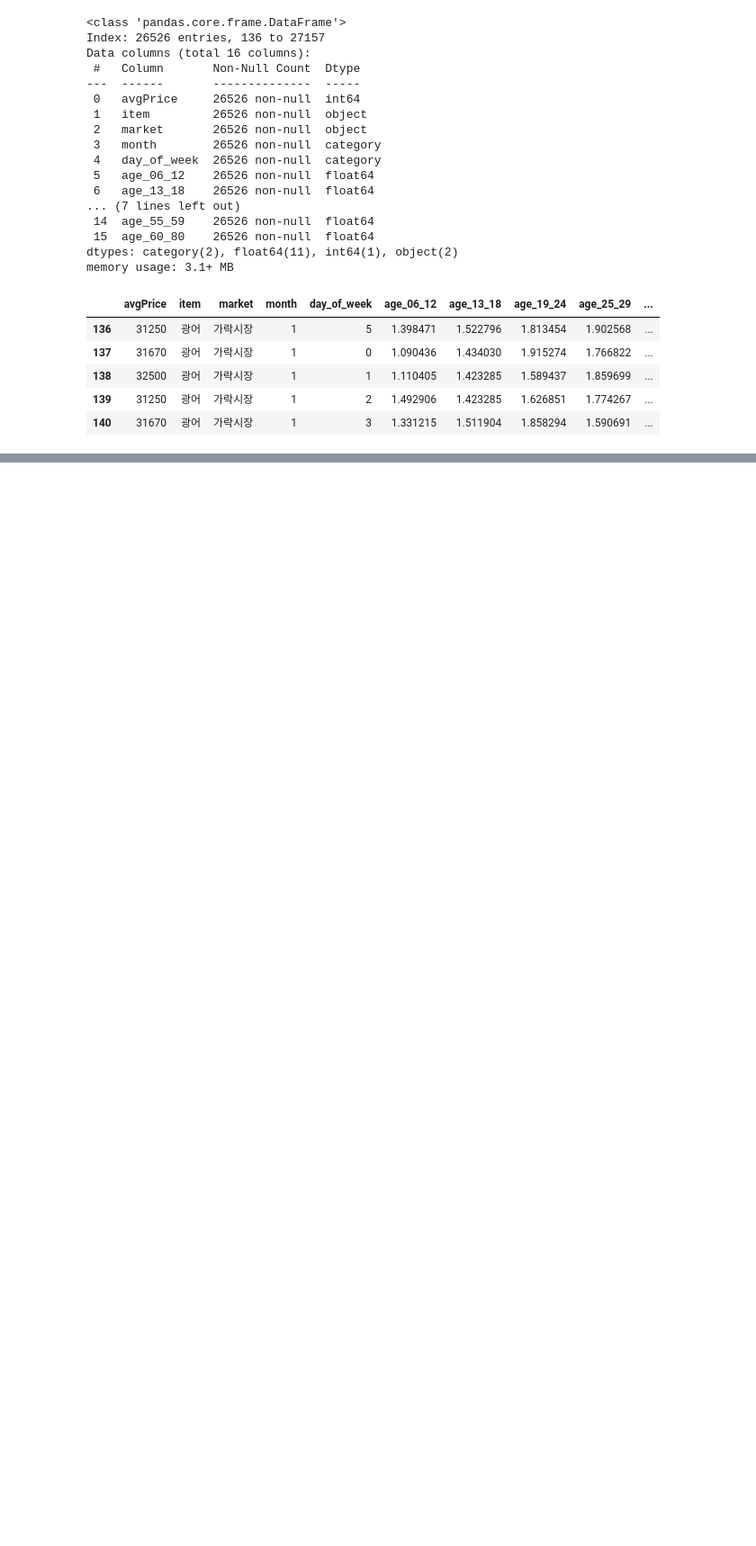
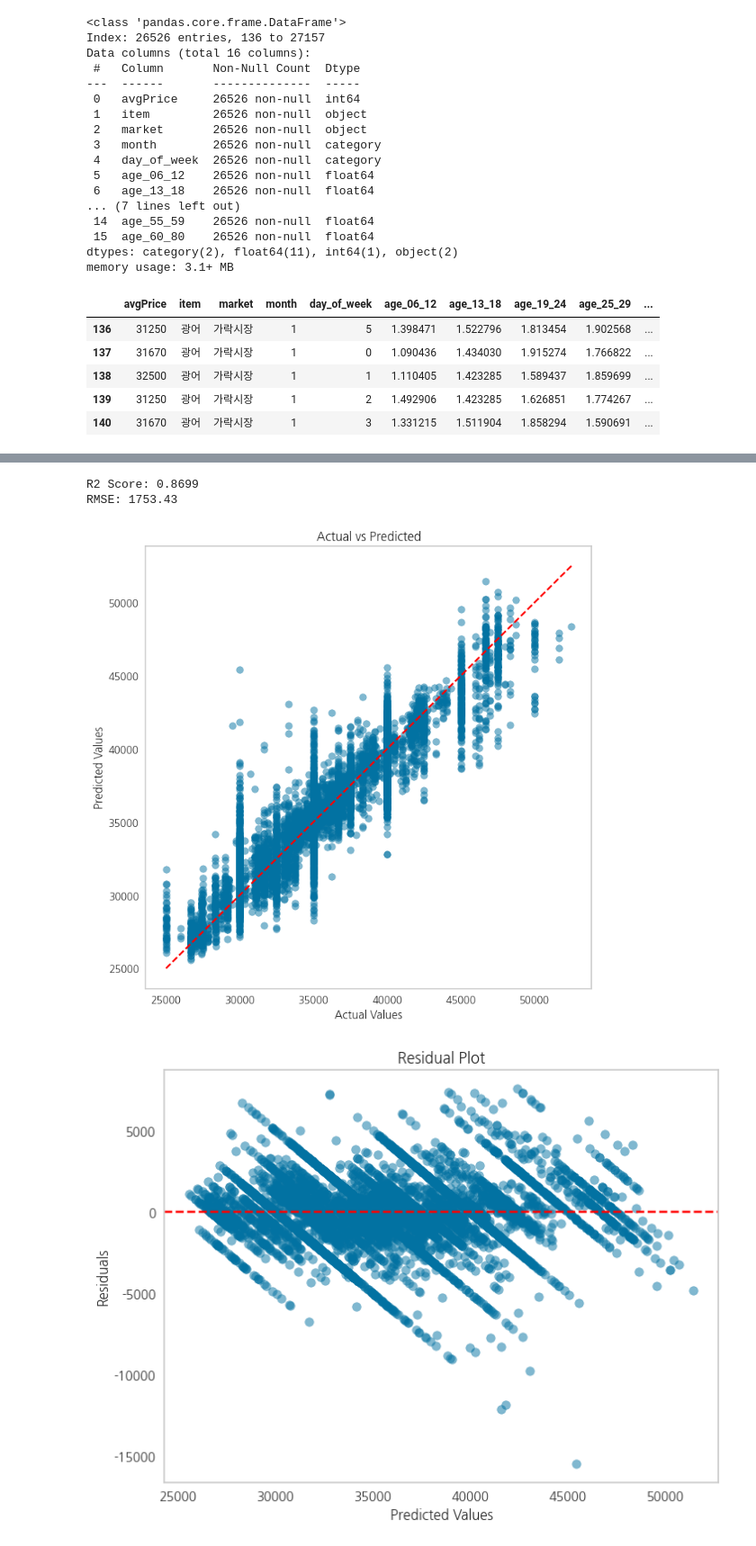
Before and after one commit to vhf1030/Pisces, a Jupyter notebook: notebooks/fs_search_trend.ipynb, the cells around one changed output, grey strips where cells are left out. Shown at 90% size. Drawn from its saved outputs; the diff is of its cells as text; code cells hidden in the pictures; blank space fills up the shorter version.

```diff
--- a/notebooks/fs_search_trend.ipynb
+++ b/notebooks/fs_search_trend.ipynb
@@ -250,0 +442,17 @@ Name: catboost, dtype: object
+# %%
+
+# LightGBM 모델 튜닝
+tuned_lgbm_model = tune_model(
+    lgbm_model,
+    custom_grid={
+        "num_leaves": [31, 50, 70],        # 트리의 최대 잎 노드 수
+        "learning_rate": [0.01, 0.05, 0.1],  # 학습률
+        "max_depth": [-1, 10, 20],
+        "n_estimators": [1000, 2000, 3000, 5000]    # 트리 개수
+    }
+)
+
+print("Best Parameters:")
+print(tuned_lgbm_model.get_params())
+# {'boosting_type': 'gbdt', 'class_weight': None, 'colsample_bytree': 1.0, 'importance_type': 'split', 'learning_rate': 0.1, 'max_depth': -1, 'min_child_samples': 20, 'min_child_weight': 0.001, 'min_split_gain': 0.0, 'n_estimators': 1000, 'n_jobs': -1, 'num_leaves': 50, 'objective': None, 'random_state': 1030, 'reg_alpha': 0.0, 'reg_lambda': 0.0, 'subsample': 1.0, 'subsample_for_bin': 200000, 'subsample_freq': 0}
+# {'boosting_type': 'gbdt', 'class_weight': None, 'colsample_bytree': 1.0, 'importance_type': 'split', 'learning_rate': 0.1, 'max_depth': -1, 'min_child_samples': 20, 'min_child_weight': 0.001, 'min_split_gain': 0.0, 'n_estimators': 2000, 'n_jobs': -1, 'num_leaves': 31, 'objective': None, 'random_state': 1030, 'reg_alpha': 0.0, 'reg_lambda': 0.0, 'subsample': 1.0, 'subsample_for_bin': 200000, 'subsample_freq': 0}
@@ -250,0 +509,59 @@ Name: catboost, dtype: object
+# %%
+from sklearn.metrics import root_mean_squared_error, r2_score
+import matplotlib.pyplot as plt
+import seaborn as sns
+
+# PyCaret의 predict_model 함수로 예측 수행
+predictions = predict_model(tuned_lgbm_model)
+
+# 실제 값과 예측 값 추출
+y_true = predictions["avgPrice"]
+y_pred = predictions["prediction_label"]
+
+# R2 및 RMSE 계산
+r2 = r2_score(y_true, y_pred)
+rmse = root_mean_squared_error(y_true, y_pred)
+print(f"R2 Score: {r2:.4f}")
+print(f"RMSE: {rmse:.2f}")
+
+# 1. 실제 값 vs 예측 값 플롯
+plt.figure(figsize=(8, 8))
+plt.scatter(y_true, y_pred, alpha=0.5)
+plt.plot([min(y_true), max(y_true)], [min(y_true), max(y_true)], color="red", linestyle="--")
+plt.title("Actual vs Predicted")
+plt.xlabel("Actual Values")
+plt.ylabel("Predicted Values")
+plt.grid()
+plt.show()
+
+# 2. 잔차 플롯
+residuals = y_true - y_pred
+plt.figure(figsize=(8, 6))
+plt.scatter(y_pred, residuals, alpha=0.5)
+plt.axhline(0, color="red", linestyle="--")
+plt.title("Residual Plot")
+plt.xlabel("Predicted Values")
+plt.ylabel("Residuals")
+plt.grid()
+plt.show()
+
+# 3. 예측 값 분포
+plt.figure(figsize=(8, 6))
+sns.kdeplot(y_true, label="Actual Values", shade=True)
+sns.kdeplot(y_pred, label="Predicted Values", shade=True)
+plt.title("Prediction Distribution")
+plt.xlabel("Value")
+plt.legend()
+plt.grid()
+plt.show()
+
+# 4. 잔차 히스토그램
+plt.figure(figsize=(8, 6))
+plt.hist(residuals, bins=30, edgecolor="k", alpha=0.7)
+plt.title("Residual Histogram")
+plt.xlabel("Residual")
+plt.ylabel("Frequency")
+plt.axvline(0, color="red", linestyle="--")
+plt.grid()
+plt.show()
+# %% [output]
@@ -250,0 +570,4 @@ Name: catboost, dtype: object
+R2 Score: 0.8699
+RMSE: 1753.43
+[figure, added]
+[figure, added]
```
Also changed, not shown: parts of 31 cells of this notebook, 6 other files.
